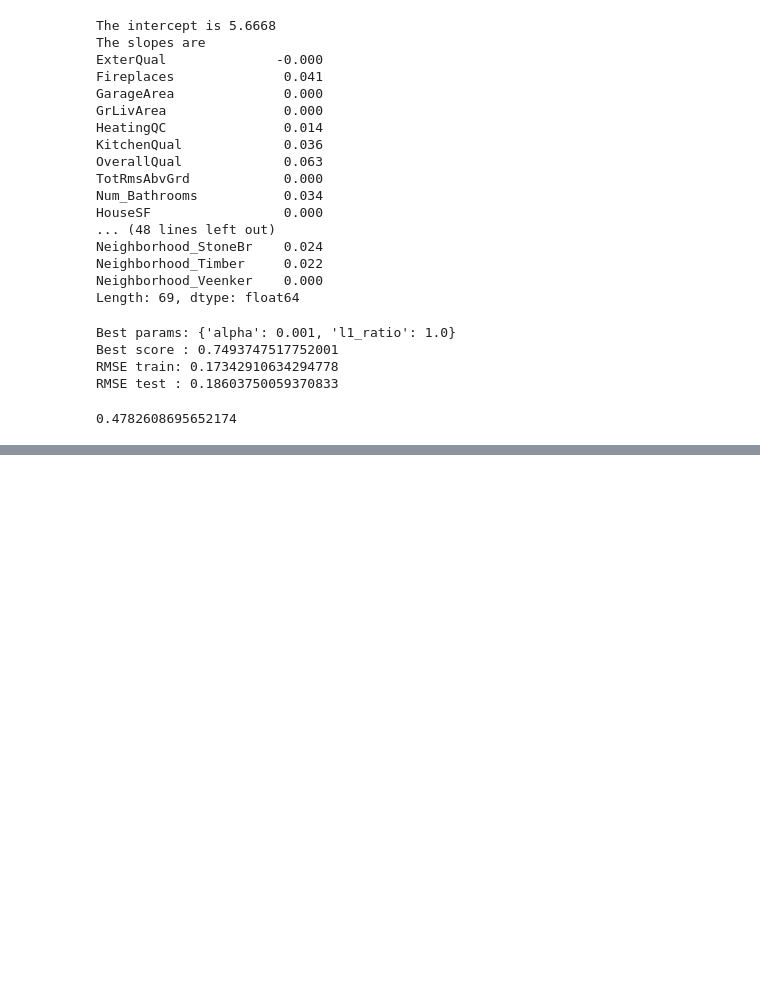
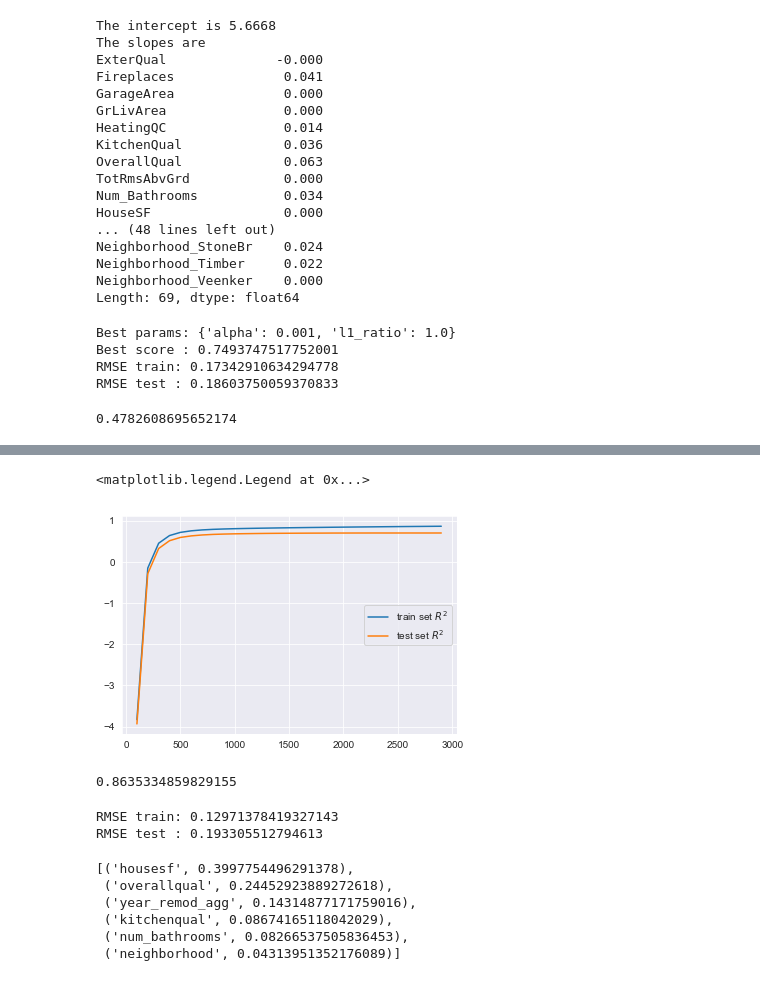
Before and after one commit to atsigman/putb_nycdsa_kaggle, a Jupyter notebook: kaggle_models.ipynb, the cells around one changed output, grey strips where cells are left out. Saved outputs shown, nothing was run; the diff lists cells and outputs as text; code cells hidden in the pictures; blank space fills up the shorter version.

```diff
--- a/kaggle_models.ipynb
+++ b/kaggle_models.ipynb
@@ -264,0 +348,2 @@ forest_sorted_features
+# %%
+gbm = GradientBoostingRegressor()
@@ -264,0 +409,49 @@ forest_sorted_features
+# %%
+n_estimators = 3000
+gbm.set_params(learning_rate=0.005, max_depth=5, max_features = 'sqrt', subsample = 0.9,  n_estimators=n_estimators, min_samples_split=7,
+min_samples_leaf=10)
+
+train_r2 = []
+test_r2  = []
+steps = range(100, 3000, 100)
+
+gbm.fit(x_nd_train,y_nd_train)
+gen_train = gbm.staged_predict(x_nd_train) #generators
+gen_test  = gbm.staged_predict(x_nd_test)
+
+for n in range(n_estimators):
+           predicted_train = next(gen_train)
+           predicted_test  = next(gen_test)
+           if n not in steps: continue
+           train_r2.append(r2_score(predicted_train, y_nd_train))
+           test_r2.append(r2_score(predicted_test, y_nd_test))
+# %%
+plt.plot(steps, train_r2, label='train set $R^2$')
+plt.plot(steps, test_r2, label='test set $R^2$')
+plt.legend(loc=7)
+# %% [output]
+<matplotlib.legend.Legend at 0x...>
+[figure, added]
+# %%
+max(train_r2)
+# %% [output]
+0.8635334859829155
+# %%
+print("RMSE train: {}".format(rmse(y_nd_train, gbm.predict(x_nd_train))))
+print("RMSE test : {}".format(rmse(y_nd_test,  gbm.predict(x_nd_test))))
+# %% [output]
+RMSE train: 0.12971378419327143
+RMSE test : 0.193305512794613
+# %%
+gbm_feature_importance = gbm.feature_importances_
+
+gbm_sorted_features = sorted(list(zip(x_nd_le.columns, gbm_feature_importance)), key = lambda kv: kv[1], reverse = True)
+
+gbm_sorted_features
+# %% [output]
+[('housesf', 0.3997754496291378),
+ ('overallqual', 0.24452923889272618),
+ ('year_remod_agg', 0.14314877171759016),
+ ('kitchenqual', 0.08674165118042029),
+ ('num_bathrooms', 0.08266537505836453),
+ ('neighborhood', 0.04313951352176089)]
```
Also changed, not shown: parts of 35 cells of this notebook.
